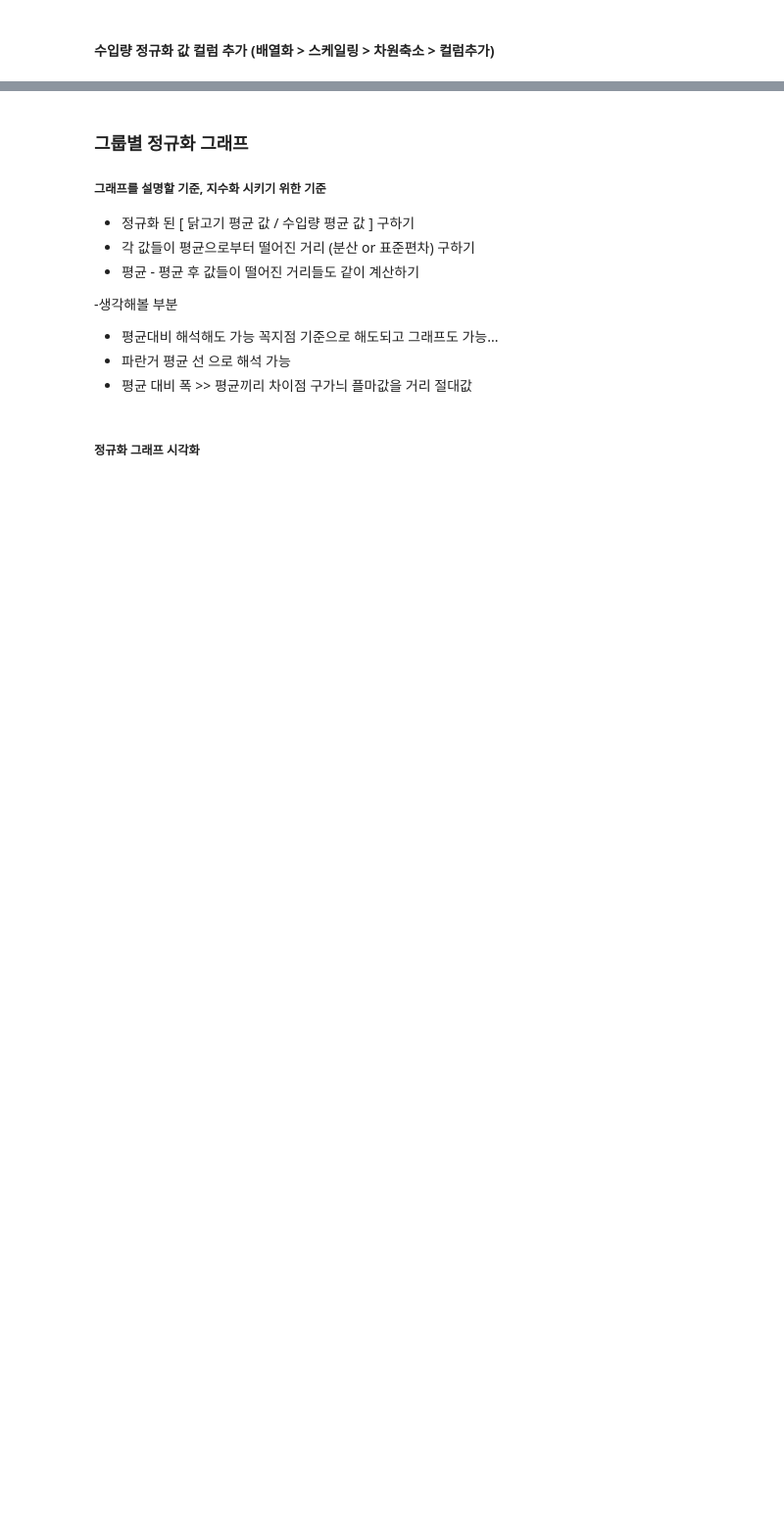
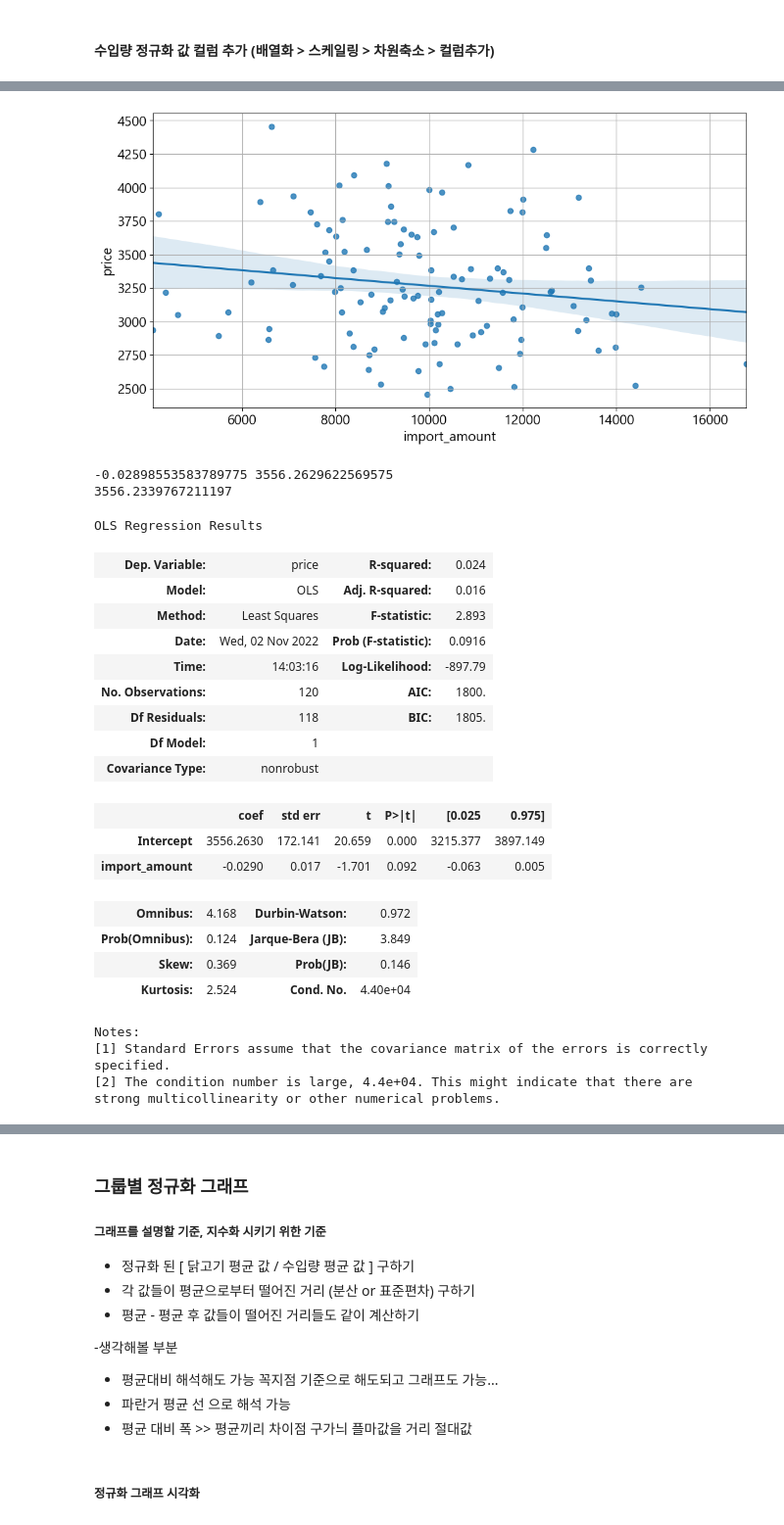
Before and after one commit to fin-special/chicken_price_prediction, a Jupyter notebook: 데이터전처리/yubin.ipynb, the cells around one changed output, grey strips where cells are left out. Shown at 98% size. Saved outputs shown, nothing was run; the diff lists cells and outputs as text; code cells hidden in the pictures; blank space fills up the shorter version.

```diff
--- a/데이터전처리/yubin.ipynb
+++ b/데이터전처리/yubin.ipynb
@@ -698,0 +578,3 @@ plt.show()
+# %%
+price_income_df = pd.merge( price_df, income_df, how='right', left_on='date', right_on='date')   #열방향(axis=1), 교집합(inner)
+print(price_income_df)
@@ -698,0 +611,3 @@ plt.show()
+# %%
+price_income_df.rename(columns = {'import amount':'import_amount'}, inplace=True)
+price_income_df
@@ -698,0 +630,40 @@ plt.show()
+# %%
+#pyplot과 seaborn으로 회귀그래프
+plt.rcParams["figure.figsize"] = (12, 6)
+sns.regplot(x='import_amount', y='price', data=price_income_df)
+plt.xlim(price_income_df['import_amount'].min()-1, price_income_df['import_amount'].max()+1)
+plt.grid()
+plt.show()
+
+z=np.polyfit(price_income_df['import_amount'], price_income_df['price'], 1) # 기울기와 절편 확인
+f=np.poly1d(z) # f(x): f함수에 x값을 넣으면 y값을 계산해 줌
+print(z[0], z[1])
+print(f(1))
+
+#statsmodel을 통해 회귀식의 회귀계수(기울기, 절편) 확인
+ols('price ~ import_amount', data=price_income_df).fit().summary()
+# %% [output]
+[figure, added]
+-0.02898553583789775 3556.2629622569575
+3556.2339767211197
+OLS Regression Results
+| Dep. Variable: | price | R-squared: | 0.024 |
+| Model: | OLS | Adj. R-squared: | 0.016 |
+| Method: | Least Squares | F-statistic: | 2.893 |
+| Date: | Wed, 02 Nov 2022 | Prob (F-statistic): | 0.0916 |
+| Time: | 14:03:16 | Log-Likelihood: | -897.79 |
+| No. Observations: | 120 | AIC: | 1800. |
+| Df Residuals: | 118 | BIC: | 1805. |
+| Df Model: | 1 |  |  |
+| Covariance Type: | nonrobust |  |  |
+|  | coef | std err | t | P>|t| | [0.025 | 0.975] |
+| Intercept | 3556.2630 | 172.141 | 20.659 | 0.000 | 3215.377 | 3897.149 |
+| import_amount | -0.0290 | 0.017 | -1.701 | 0.092 | -0.063 | 0.005 |
+| Omnibus: | 4.168 | Durbin-Watson: | 0.972 |
+| Prob(Omnibus): | 0.124 | Jarque-Bera (JB): | 3.849 |
+| Skew: | 0.369 | Prob(JB): | 0.146 |
+| Kurtosis: | 2.524 | Cond. No. | 4.40e+04 |
+Notes:
+[1] Standard Errors assume that the covariance matrix of the errors is correctly specified.
+[2] The condition number is large, 4.4e+04. This might indicate that there are
+strong multicollinearity or other numerical problems.
```
Also changed, not shown: parts of 152 cells of this notebook, 5 other files.
